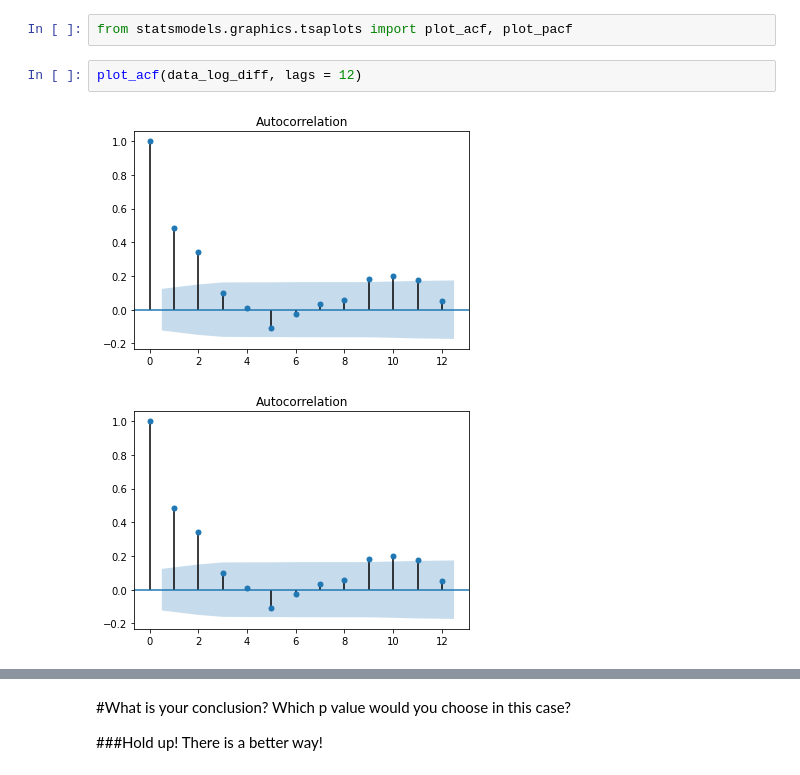
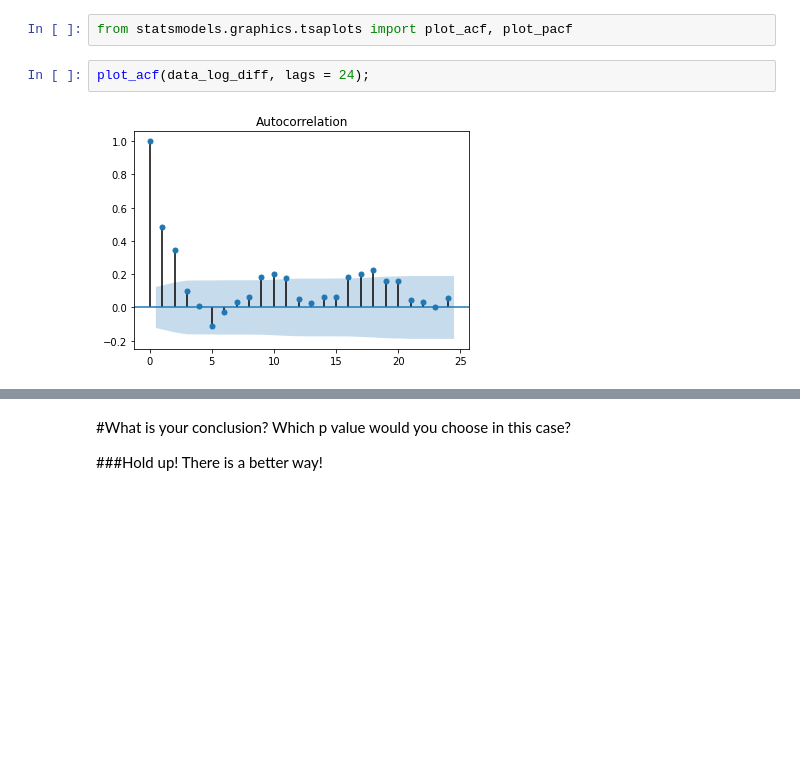
Before and after one commit to y-akbal/Tedu_Time_Series, a Jupyter notebook: W3/W3P5.ipynb, the cells around one changed output, grey strips where cells are left out. Saved outputs shown, nothing was run; the diff lists cells and outputs as text; blank space fills up the shorter version.

```diff
--- a/W3/W3P5.ipynb
+++ b/W3/W3P5.ipynb
@@ -149,8 +165,7 @@ plt.show()
 # %%
 from statsmodels.graphics.tsaplots import plot_acf, plot_pacf
 # %%
-plot_acf(data_log_diff, lags = 12)
+plot_acf(data_log_diff, lags = 24);
 # %% [output]
-[figure, old version]
+[figure, new version]
-[figure, removed]
 # %%
```
Also changed, not shown: parts of 16 cells of this notebook.
